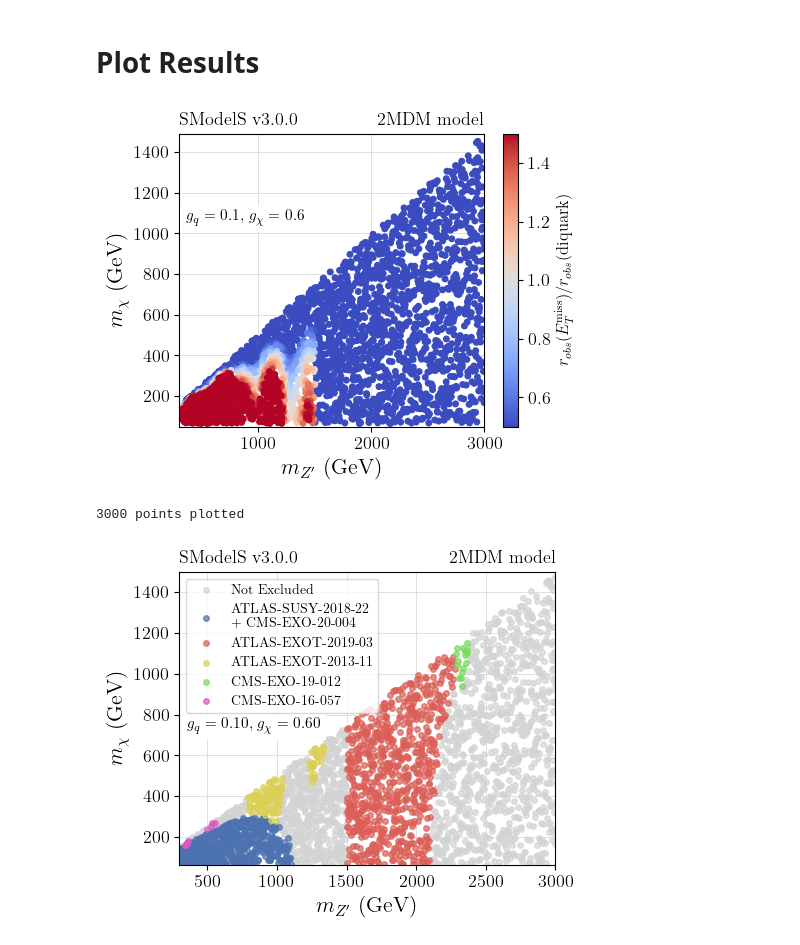
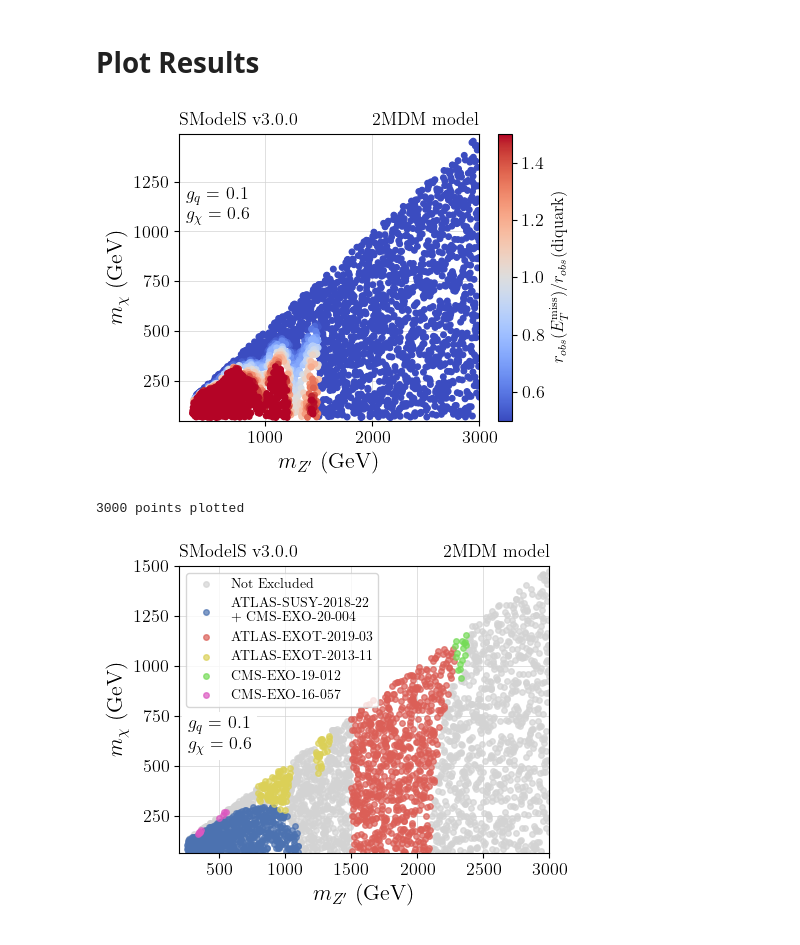
Before and after one commit to SModelS/smodelsv3-paper, a Jupyter notebook: notebooks/2MDM-monojet-vs-dijet-combined.ipynb, the cells around one changed output. Cells and saved outputs as stored; diff of their text form; code cells hidden in the pictures.

Commit message:
Cosmetic fixes in all plots

```diff
--- a/notebooks/2MDM-monojet-vs-dijet-combined.ipynb
+++ b/notebooks/2MDM-monojet-vs-dijet-combined.ipynb
@@ -161,20 +161,24 @@ cb.set_label(label=r'$r_{obs}(E_T^{\rm miss})$/$r_{obs}$(diquark)',fontsize=12)
 
 plt.xlabel(r'$m_{Z^{\prime}}$ (GeV)')
 plt.ylabel(r'$m_{\chi}$ (GeV)')
-plt.text(0.02,0.7,r'$g_{q} = %1.1f$, $g_{\chi} = %1.1f$' % (gq, gchi),
+textstr = '\n'.join((
+    r'$g_q =$ %1.1f' %gq,
+    r'$g_{\chi} = %1.1f$' %gchi))
+
+plt.text(0.022,0.7,textstr,
          bbox=dict(facecolor='white', edgecolor='none'),transform = plt.gca().transAxes)
 
 plt.title(r'SModelS v3.0.0', loc='left')
 plt.title(r'2MDM model', loc='right')
 
-plt.xlim(300, 3000)
+plt.xlim(200, 3000)
 plt.ylim(50, 1490)
 
 plt.tight_layout()
 plt.savefig('./figures/exclusions_2mdm_ratio_dij_monoj_c1.png')
 plt.show()
 # %% [output]
-[figure, old version]
+[figure, new version]
 # %%
 allowed = rmax_all[rmax_all['ExptRes.result.r'] < 1.0]
 x = allowed['mZp']
@@ -189,33 +193,37 @@ rmax_groups = rmax_all.groupby(by='ExptRes.result.AnalysisID')
 for ana,anadf in sorted(rmax_groups, key = lambda x: (len(x[0]),len(x[1])),reverse=True):
     excludedAna = anadf[anadf['ExptRes.result.r'] > 1.0]
     if len(excludedAna) == 0:
         continue
     x = excludedAna['mZp']
     y = excludedAna['mChi']
     if ana in ['CombinedAna','ATLAS-SUSY-2018-22-multibin,CMS-EXO-20-004']:
         label = 'ATLAS-SUSY-2018-22'+'\n'+'+ CMS-EXO-20-004'
     else:
         label = ana
     sc = plt.scatter(x,y, color=colorDict[ana], label=label, alpha=0.7)
     ntot += len(x)
 
 
 print(f'{ntot} points plotted')
 plt.title(r'SModelS v3.0.0', loc='left')
 plt.title(r'2MDM model', loc='right')
 
 
 plt.xlabel(r'$m_{Z^{\prime}}$ (GeV)')
 plt.ylabel(r'$m_{\chi}$ (GeV)')
-plt.text(0.02,0.46,r'$g_{q} = %1.2f$, $g_{\chi} = %1.2f$' % (gq, gchi),
+textstr = '\n'.join((
+    r'$g_q =$ %1.1f' %gq,
+    r'$g_{\chi} = %1.1f$' %gchi))
+
+plt.text(0.022,0.36,textstr,
          bbox=dict(facecolor='white', edgecolor='none'),transform = plt.gca().transAxes)
 
-plt.xlim(300, 3000)
+plt.xlim(200, 3000)
 plt.ylim(65, 1500)
 plt.legend()
 plt.tight_layout()
 plt.savefig('./figures/exclusions_2mdm_NWA.png')
 plt.show()
 # %% [output]
 3000 points plotted
-[figure, old version]
+[figure, new version]
```
Also changed, not shown: 22 other files.
